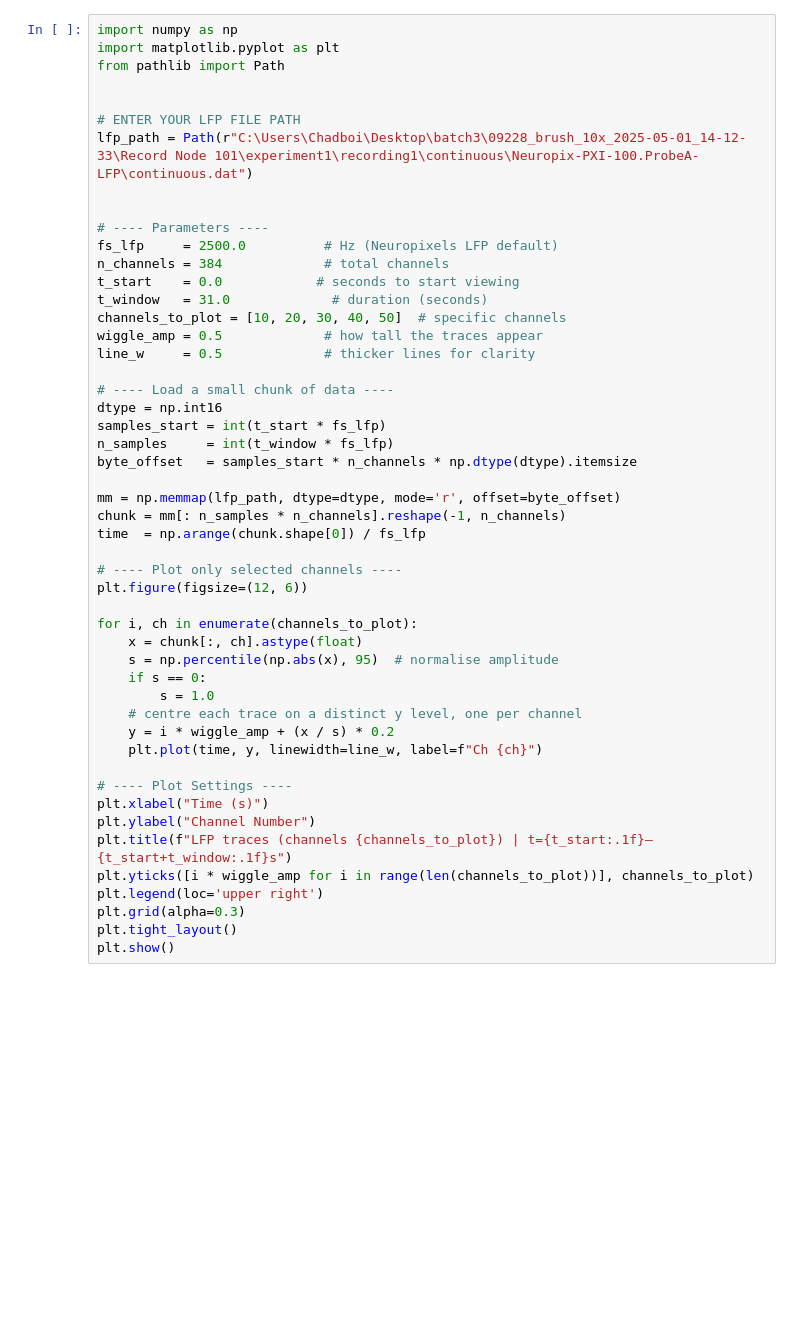
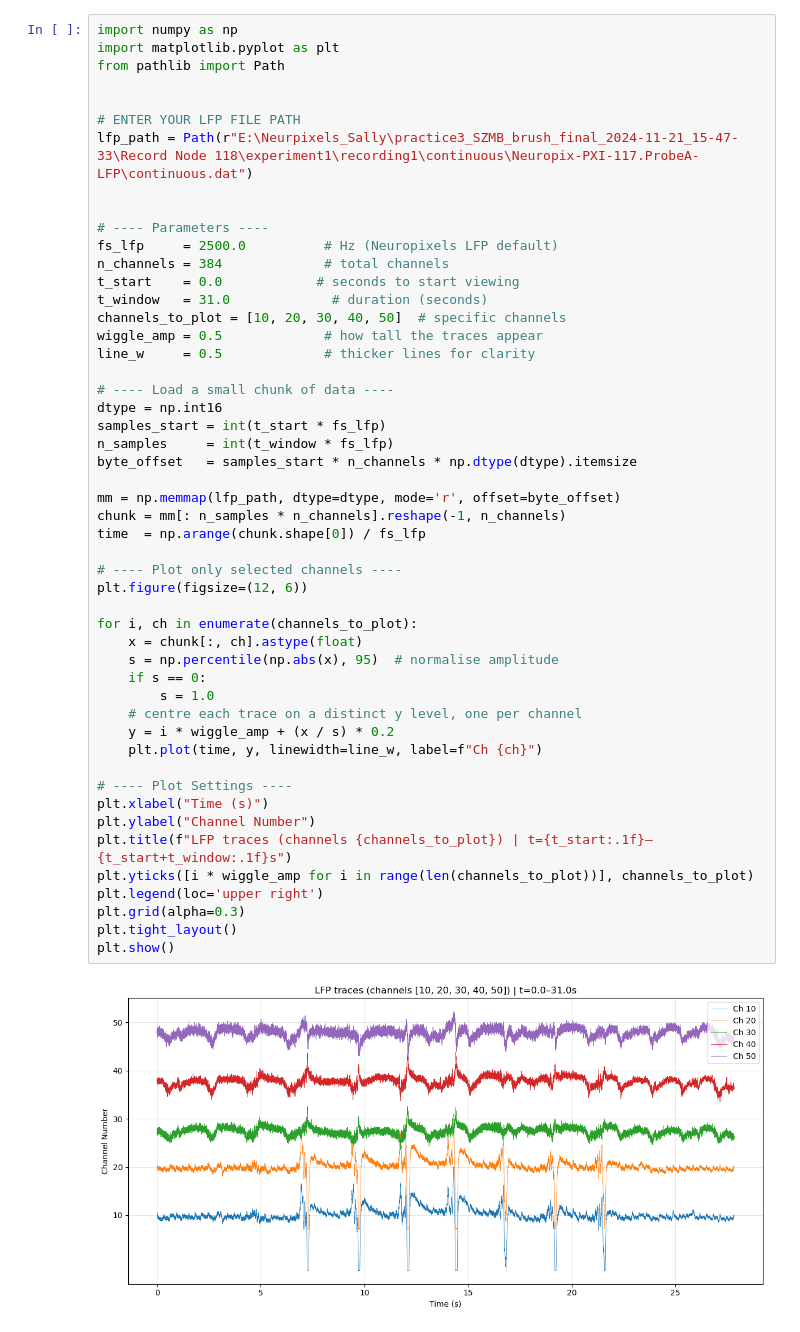
Before and after one commit to BenVengerik/NPA, a Jupyter notebook: Jay_LFP.ipynb, the cells around one changed output. Saved outputs shown, nothing was run; the diff lists cells and outputs as text; blank space fills up the shorter version.

Commit message:
Plotting LFP with depth

```diff
--- a/Jay_LFP.ipynb
+++ b/Jay_LFP.ipynb
@@ -5,7 +5,7 @@ from pathlib import Path
 
 
 # ENTER YOUR LFP FILE PATH
-lfp_path = Path(r"C:\Users\Chadboi\Desktop\batch3\09228_brush_10x_2025-05-01_14-12-33\Record Node 101\experiment1\recording1\continuous\Neuropix-PXI-100.ProbeA-LFP\continuous.dat")
+lfp_path = Path(r"E:\Neurpixels_Sally\practice3_SZMB_brush_final_2024-11-21_15-47-33\Record Node 118\experiment1\recording1\continuous\Neuropix-PXI-117.ProbeA-LFP\continuous.dat")
 
 
 # ---- Parameters ----
@@ -21,30 +21,32 @@ line_w     = 0.5             # thicker lines for clarity
 dtype = np.int16
 samples_start = int(t_start * fs_lfp)
 n_samples     = int(t_window * fs_lfp)
 byte_offset   = samples_start * n_channels * np.dtype(dtype).itemsize
 
 mm = np.memmap(lfp_path, dtype=dtype, mode='r', offset=byte_offset)
 chunk = mm[: n_samples * n_channels].reshape(-1, n_channels)
 time  = np.arange(chunk.shape[0]) / fs_lfp
 
 # ---- Plot only selected channels ----
 plt.figure(figsize=(12, 6))
 
 for i, ch in enumerate(channels_to_plot):
     x = chunk[:, ch].astype(float)
     s = np.percentile(np.abs(x), 95)  # normalise amplitude
     if s == 0:
         s = 1.0
     # centre each trace on a distinct y level, one per channel
     y = i * wiggle_amp + (x / s) * 0.2
     plt.plot(time, y, linewidth=line_w, label=f"Ch {ch}")
 
 # ---- Plot Settings ----
 plt.xlabel("Time (s)")
 plt.ylabel("Channel Number")
 plt.title(f"LFP traces (channels {channels_to_plot}) | t={t_start:.1f}–{t_start+t_window:.1f}s")
 plt.yticks([i * wiggle_amp for i in range(len(channels_to_plot))], channels_to_plot)
 plt.legend(loc='upper right')
 plt.grid(alpha=0.3)
 plt.tight_layout()
 plt.show()
+# %% [output]
+[figure, added]
```
Also changed, not shown: parts of 1 cell of this notebook, 1 other file.
